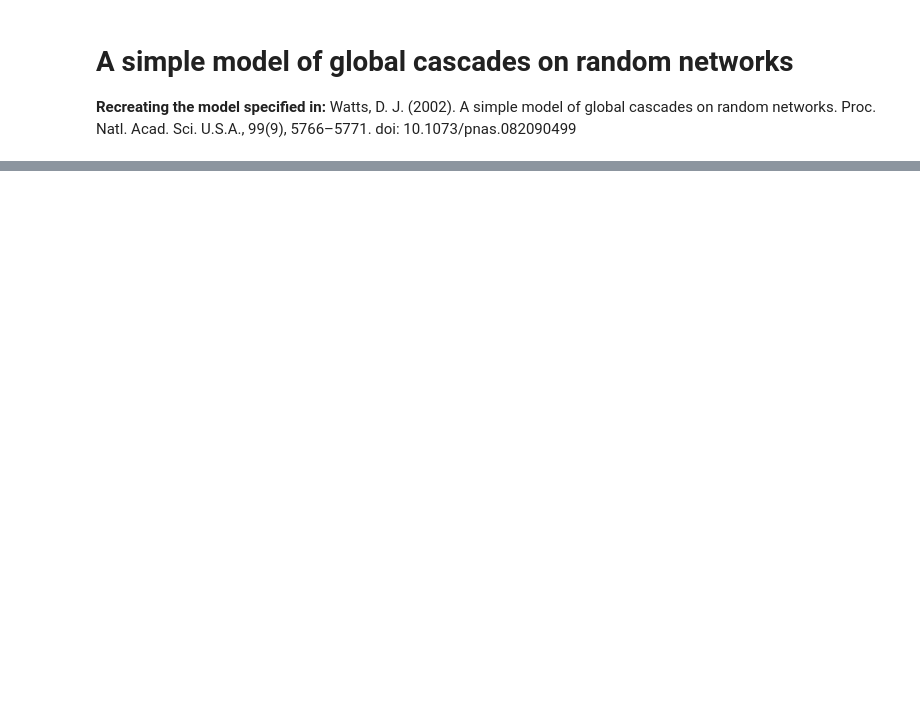
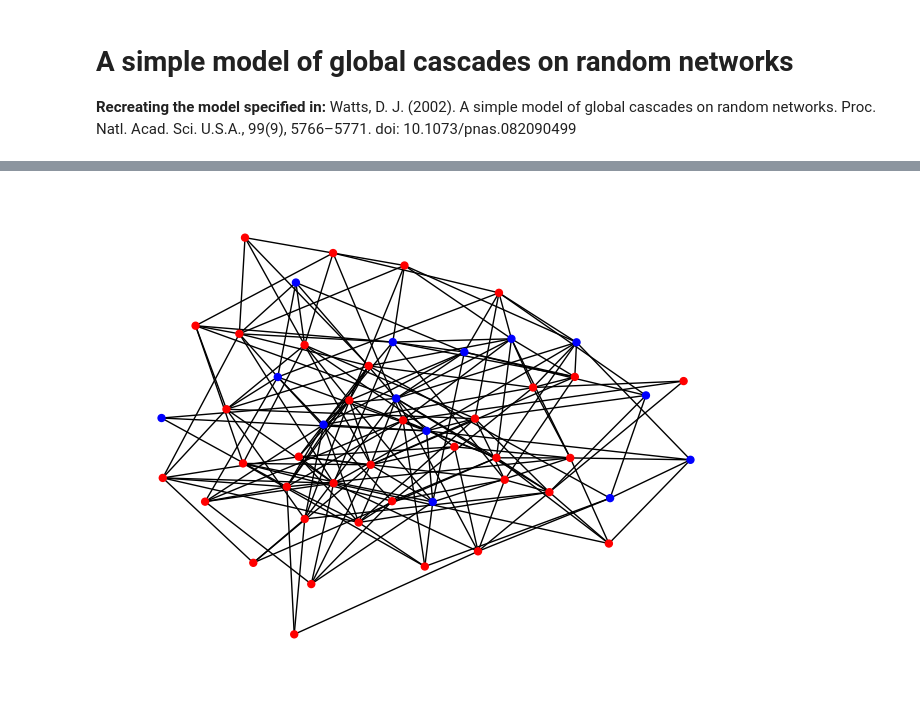
Before and after one commit to jstet/CMSS_Simple_Model, a Jupyter notebook: exploration.ipynb, the cells around one changed output, grey strips where cells are left out. Drawn from its saved outputs; the diff is of its cells as text; code cells hidden in the pictures; blank space fills up the shorter version.

```diff
--- a/exploration.ipynb
+++ b/exploration.ipynb
@@ -64,0 +75,23 @@ for i in range(1):
+# %%
+node_lst = list(G.nodes)
+while True:
+    if node_lst == []:
+        break
+    idx = random.randint(0, len(node_lst)-1)
+    node = node_lst.pop(idx)
+    if G.nodes[node]["state"] != 1:
+        neighbours = G.adj[node]
+        k = len(neighbours)
+        phi = G.nodes[node]["phi"]
+        count = sum([1 for neighbour in list(neighbours) if G.nodes[neighbour]["state"] == 1])
+        try:
+            if count/k >= phi:
+                attrs = {node: {"state": 1}}
+                nx.set_node_attributes(G, attrs)
+        except ZeroDivisionError as e:
+            pass
+# %%
+# draw graph with node attribute color
+nx.draw(G, with_labels=False, node_size=25, node_color=col_nodes_state(G))
+# %% [output]
+[figure, added]
```
Also changed, not shown: parts of 7 cells of this notebook.
